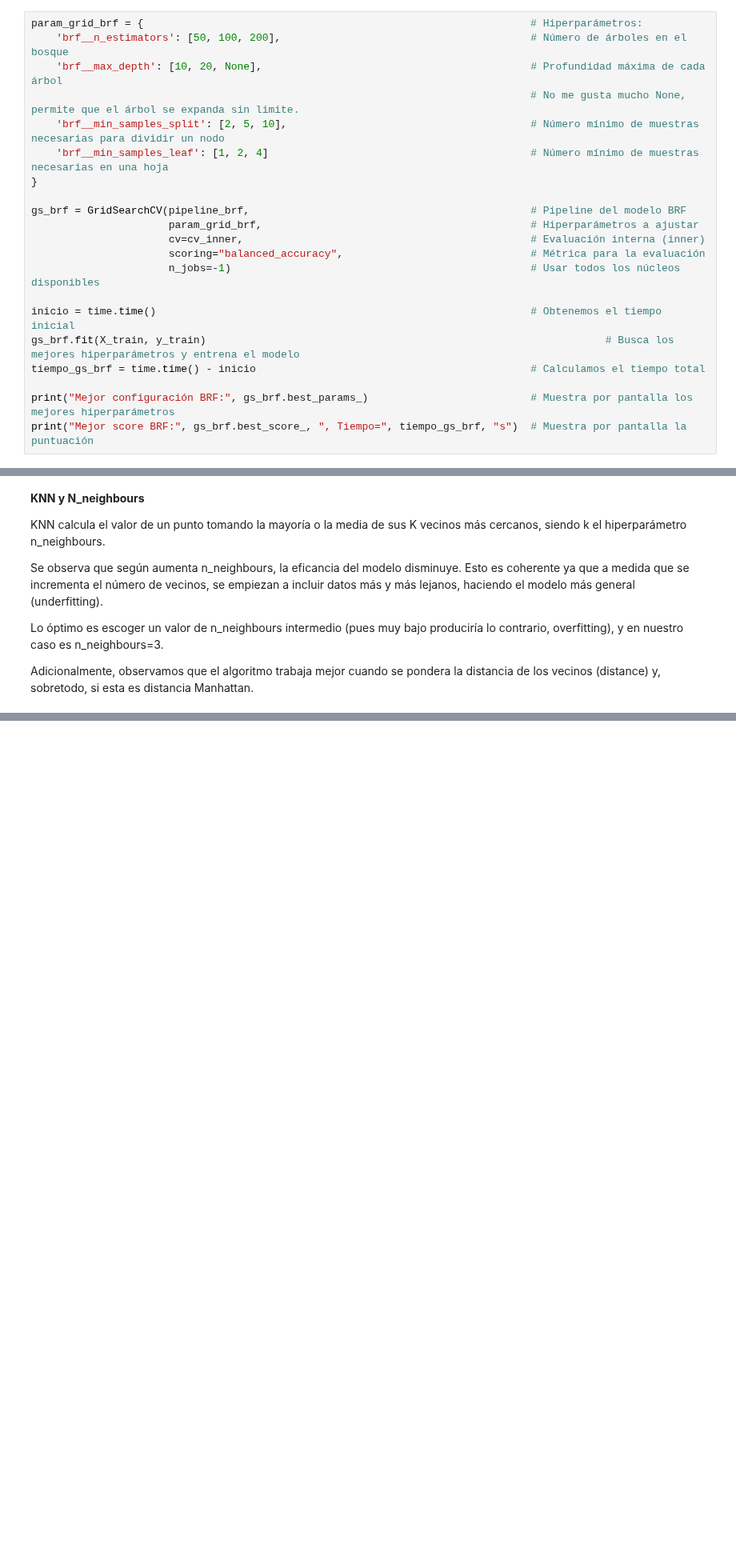
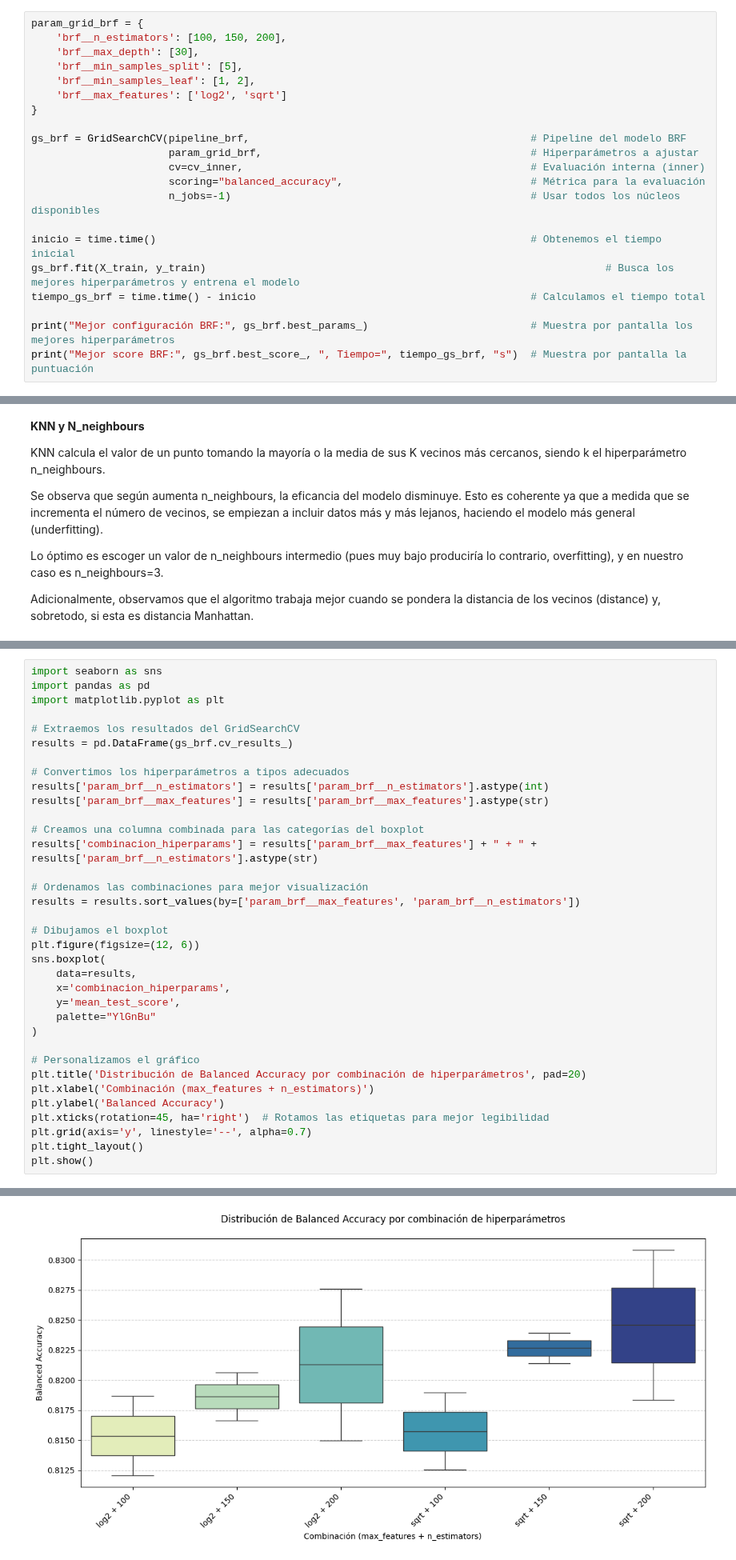
Before and after one commit to kevinMGII/Grupo7-Practica1, a Jupyter notebook: Grupo7_Practica1.ipynb, the cells around one changed output, grey strips where cells are left out. Shown at 80% size. Cells and saved outputs as stored; diff of their text form; blank space fills up the shorter version.

Commit message:
Punto 4 bien explicado y concluimos que BRF es el mejor modelo!!

```diff
--- a/Grupo7_Practica1.ipynb
+++ b/Grupo7_Practica1.ipynb
@@ -566,12 +566,12 @@ Mejor Score RF: 0.7483582835758981 , Tiempo= 74.42589235305786 s
 # %% [markdown]
 * Balanced Random Forest con ajuste de hiperparámetros (extra)
 # %%
-param_grid_brf = {                                                              # Hiperparámetros:
-    'brf__n_estimators': [50, 100, 200],                                        # Número de árboles en el bosque
-    'brf__max_depth': [10, 20, None],                                           # Profundidad máxima de cada árbol
-                                                                                # No me gusta mucho None, permite que el árbol se expanda sin limite.
-    'brf__min_samples_split': [2, 5, 10],                                       # Número mínimo de muestras necesarias para dividir un nodo
-    'brf__min_samples_leaf': [1, 2, 4]                                          # Número mínimo de muestras necesarias en una hoja
+param_grid_brf = {
+    'brf__n_estimators': [100, 150, 200],
+    'brf__max_depth': [30],
+    'brf__min_samples_split': [5],
+    'brf__min_samples_leaf': [1, 2],
+    'brf__max_features': ['log2', 'sqrt']
 }
 
 gs_brf = GridSearchCV(pipeline_brf,                                             # Pipeline del modelo BRF
@@ -790,0 +787,36 @@ Concluimos por tanto en esta sección que el mejor método es KNN con distancia
+# %%
+import seaborn as sns
+import pandas as pd
+import matplotlib.pyplot as plt
+
+# Extraemos los resultados del GridSearchCV
+results = pd.DataFrame(gs_brf.cv_results_)
+
+# Convertimos los hiperparámetros a tipos adecuados
+results['param_brf__n_estimators'] = results['param_brf__n_estimators'].astype(int)
+results['param_brf__max_features'] = results['param_brf__max_features'].astype(str)
+
+# Creamos una columna combinada para las categorías del boxplot
+results['combinacion_hiperparams'] = results['param_brf__max_features'] + " + " + results['param_brf__n_estimators'].astype(str)
+
+# Ordenamos las combinaciones para mejor visualización
+results = results.sort_values(by=['param_brf__max_features', 'param_brf__n_estimators'])
+
+# Dibujamos el boxplot
+plt.figure(figsize=(12, 6))
+sns.boxplot(
+    data=results,
+    x='combinacion_hiperparams',
+    y='mean_test_score',
+    palette="YlGnBu"
+)
+
+# Personalizamos el gráfico
+plt.title('Distribución de Balanced Accuracy por combinación de hiperparámetros', pad=20)
+plt.xlabel('Combinación (max_features + n_estimators)')
+plt.ylabel('Balanced Accuracy')
+plt.xticks(rotation=45, ha='right')  # Rotamos las etiquetas para mejor legibilidad
+plt.grid(axis='y', linestyle='--', alpha=0.7)
+plt.tight_layout()
+plt.show()
+# %% [output]
@@ -790,0 +826 @@ Concluimos por tanto en esta sección que el mejor método es KNN con distancia
+[figure, added]
```
Also changed, not shown: parts of 40 cells of this notebook.
